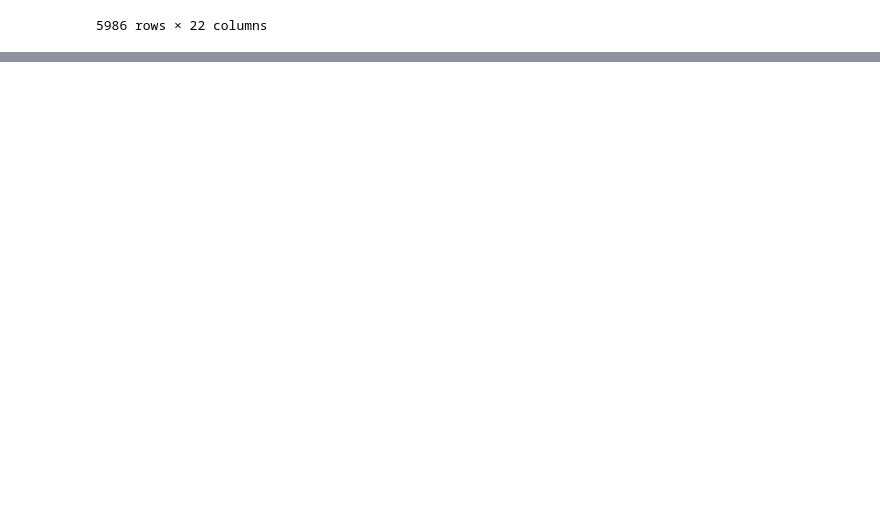
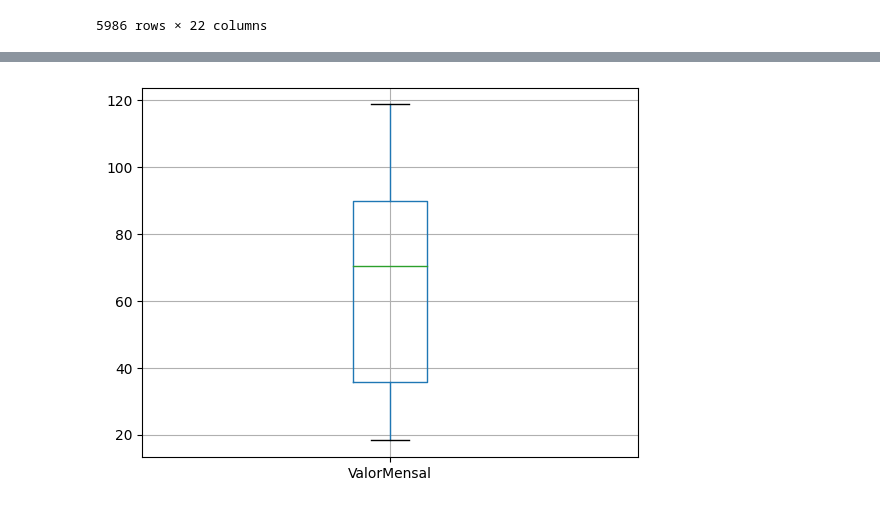
Before and after one commit to HodricVieira/Projeto-ICD-2022, a Jupyter notebook: projeto-dataset.ipynb, the cells around one changed output, grey strips where cells are left out. Drawn from its saved outputs; the diff is of its cells as text; code cells hidden in the pictures; blank space fills up the shorter version.

```diff
--- a/projeto-dataset.ipynb
+++ b/projeto-dataset.ipynb
@@ -58,0 +61,5 @@ plt.show()
+# %%
+data.boxplot(column=["ValorMensal"])
+plt.show()
+# %% [output]
+[figure, added]
```
Also changed, not shown: parts of 4 cells of this notebook.
